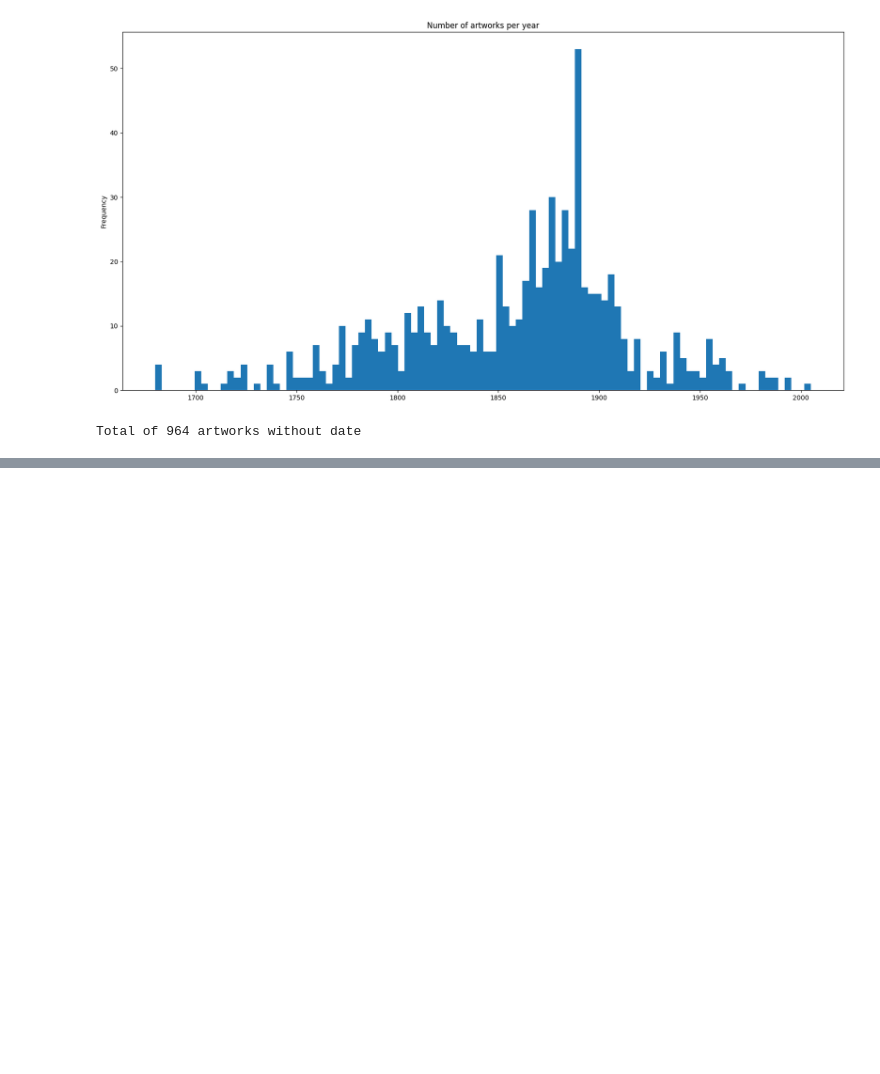
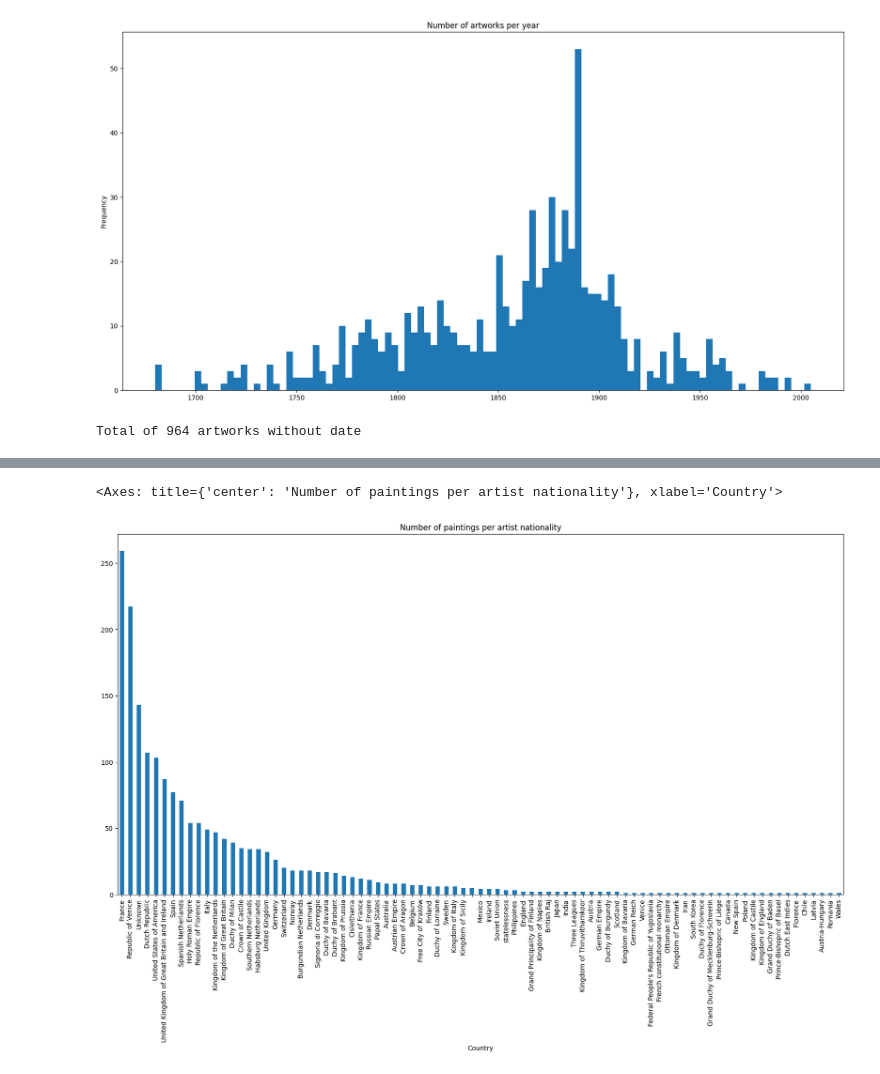
Before and after one commit to HPI-Information-Systems/MELArt, a Jupyter notebook: statistics.ipynb, the cells around one changed output, grey strips where cells are left out. Saved outputs shown, nothing was run; the diff lists cells and outputs as text; code cells hidden in the pictures; blank space fills up the shorter version.

Commit message:
Nationalities statistics

```diff
--- a/statistics.ipynb
+++ b/statistics.ipynb
@@ -227,0 +261,15 @@ Total of 964 artworks without date
+# %%
+sparql_creator_nationality="""
+PREFIX wd: <http://www.wikidata.org/entity/>
+PREFIX wdt: <http://www.wikidata.org/prop/direct/>
+SELECT ?country
+(COUNT(DISTINCT ?ent) as ?cant_paintings) (COUNT(DISTINCT ?artist) as ?cant_artists) WHERE{
+    VALUES ?ent { %s }
+    ?ent wdt:P170 ?artist.
+    OPTIONAL {?artist wdt:P27 ?country.}
+}
+GROUP BY ?country
+ORDER BY DESC(?cant_paintings)
+""" % " ".join([f"wd:{qid}" for qid in all_qids])
+df_nationalities=sq.sparql_pandas_query(sparql_creator_nationality)
+df_nationalities.head()
@@ -227,0 +283,9 @@ Total of 964 artworks without date
+# %%
+df_nationalities['country']=df_nationalities['country'].apply(lambda x: x.split('/')[-1] if (isinstance(x,str) and x.startswith('http')) else "Unknown")
+country_labels=sq.sparql_all_lables(list(df_nationalities['country']))
+country_labels["Unknown"]=["Unknown"]
+df_nationalities["label"]=df_nationalities["country"].apply(lambda x: country_labels.get(x, ["Unknown"])[0])
+df_nationalities.plot(kind='bar', x='label', xlabel='Country' ,y='cant_paintings', figsize=(20,10), title='Number of paintings per artist nationality', legend=False)
+# %% [output]
+<Axes: title={'center': 'Number of paintings per artist nationality'}, xlabel='Country'>
+[figure, added]
```
Also changed, not shown: parts of 4 cells of this notebook.
